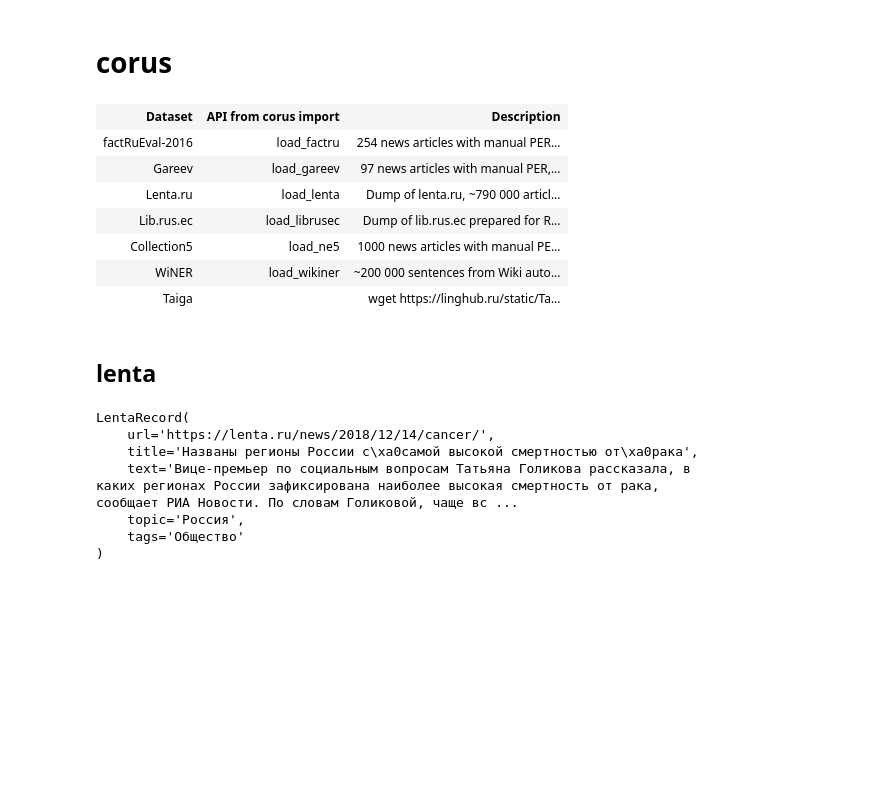
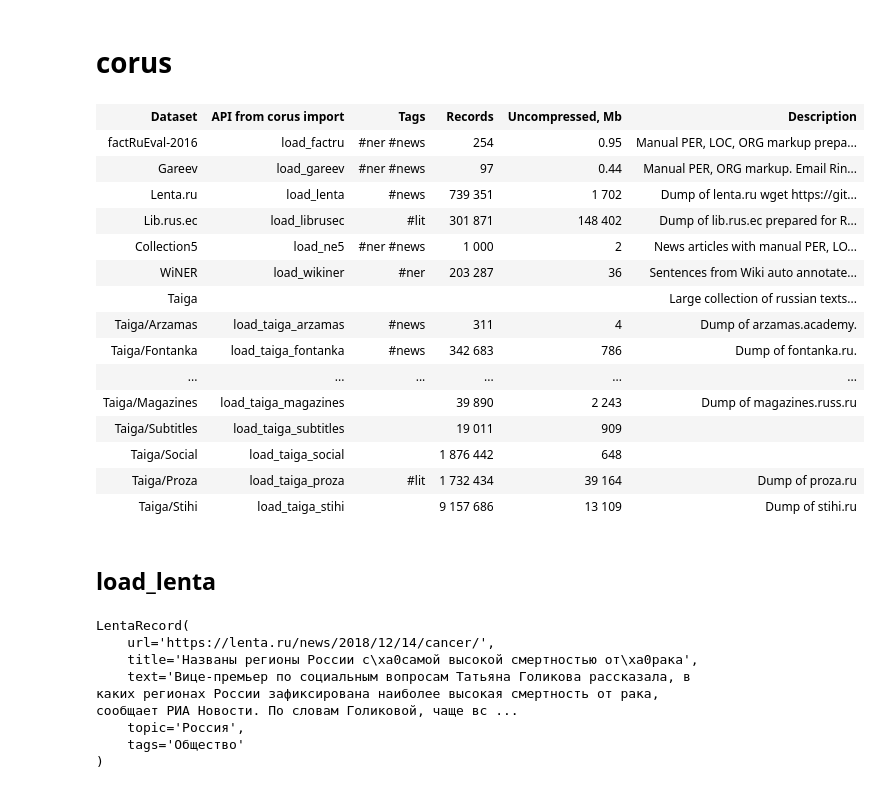
Before and after one commit to natasha/corus, a Jupyter notebook: docs.ipynb, the cells around one changed output. Saved outputs shown, nothing was run; the diff lists cells and outputs as text; code cells hidden in the pictures; blank space fills up the shorter version.

```diff
--- a/docs.ipynb
+++ b/docs.ipynb
@@ -3,21 +3,31 @@
 # %%
 from corus.sources.meta import METAS
 from corus.readme import format_metas, show_html, patch_readme
 
+html = format_metas(METAS, 'https://nbviewer.jupyter.org/github/natasha/corus/blob/master/docs.ipynb')
+patch_readme(html, 'README.md')
+
 html = format_metas(METAS)
-patch_readme(html, 'README.md')
 show_html(html)
 # %% [output]
-| Dataset | API from corus import | Description |
-| factRuEval-2016 | load_factru | 254 news articles with manual PER... |
-| Gareev | load_gareev | 97 news articles with manual PER,... |
-| Lenta.ru | load_lenta | Dump of lenta.ru, ~790 000 articl... |
-| Lib.rus.ec | load_librusec | Dump of lib.rus.ec prepared for R... |
-| Collection5 | load_ne5 | 1000 news articles with manual PE... |
-| WiNER | load_wikiner | ~200 000 sentences from Wiki auto... |
-| Taiga |  | wget https://linghub.ru/static/Ta... |
+| Dataset | API from corus import | Tags | Records | Uncompressed, Mb | Description |
+| factRuEval-2016 | load_factru | #ner #news | 254 | 0.95 | Manual PER, LOC, ORG markup prepa... |
+| Gareev | load_gareev | #ner #news | 97 | 0.44 | Manual PER, ORG markup. Email Rin... |
+| Lenta.ru | load_lenta | #news | 739 351 | 1 702 | Dump of lenta.ru wget https://git... |
+| Lib.rus.ec | load_librusec | #lit | 301 871 | 148 402 | Dump of lib.rus.ec prepared for R... |
+| Collection5 | load_ne5 | #ner #news | 1 000 | 2 | News articles with manual PER, LO... |
+| WiNER | load_wikiner | #ner | 203 287 | 36 | Sentences from Wiki auto annotate... |
+| Taiga |  |  |  |  | Large collection of russian texts... |
+| Taiga/Arzamas | load_taiga_arzamas | #news | 311 | 4 | Dump of arzamas.academy. |
+| Taiga/Fontanka | load_taiga_fontanka | #news | 342 683 | 786 | Dump of fontanka.ru. |
+| ... | ... | ... | ... | ... | ... |
+| Taiga/Magazines | load_taiga_magazines |  | 39 890 | 2 243 | Dump of magazines.russ.ru |
+| Taiga/Subtitles | load_taiga_subtitles |  | 19 011 | 909 |  |
+| Taiga/Social | load_taiga_social |  | 1 876 442 | 648 |  |
+| Taiga/Proza | load_taiga_proza | #lit | 1 732 434 | 39 164 | Dump of proza.ru |
+| Taiga/Stihi | load_taiga_stihi |  | 9 157 686 | 13 109 | Dump of stihi.ru |
 # %% [markdown]
-## lenta
+## load_lenta
 # %%
 from corus import load_lenta
 
```
Also changed, not shown: parts of 27 cells of this notebook.
